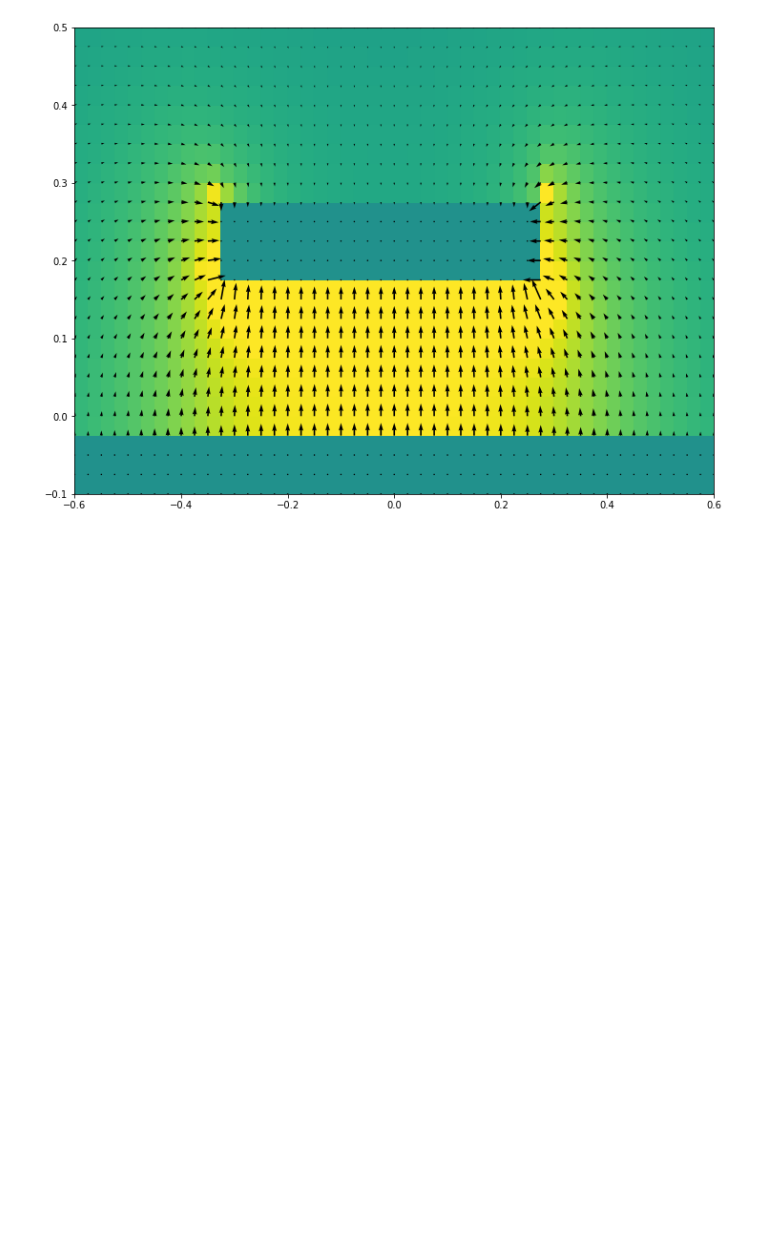
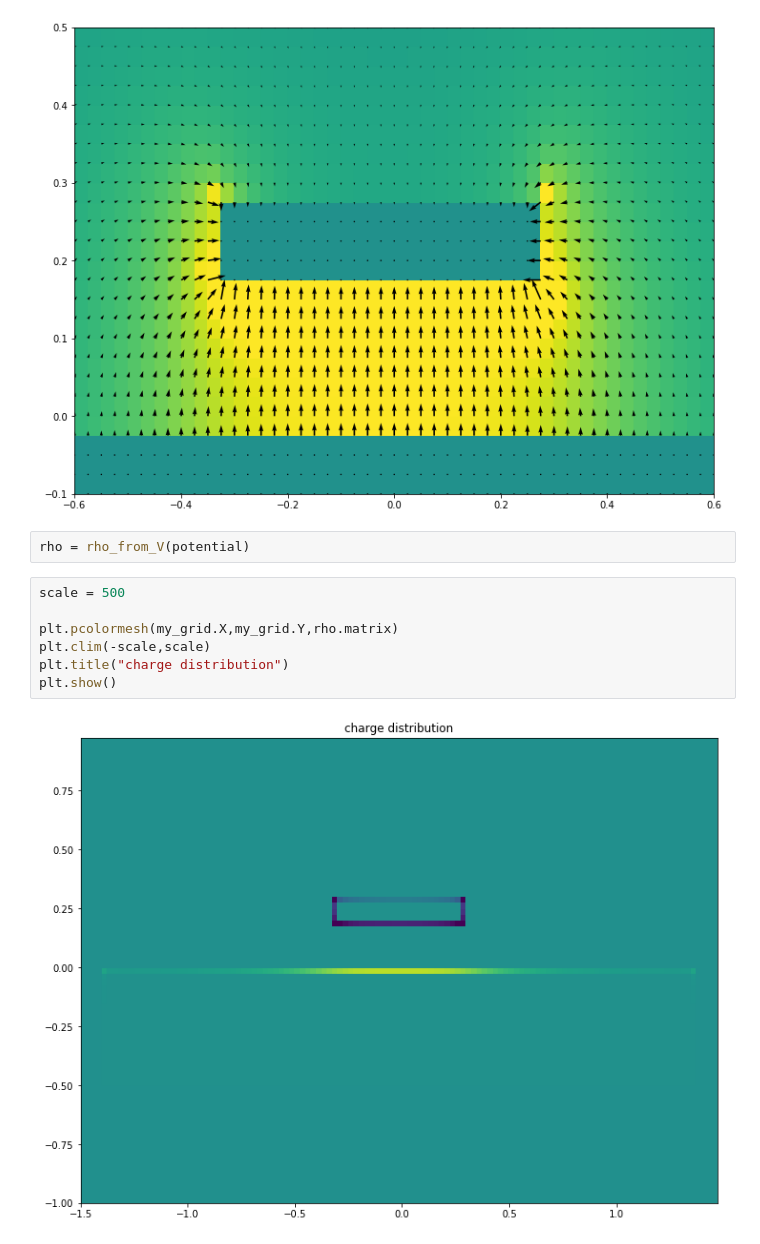
Before and after one commit to acidbourbon/lab_bench, a Jupyter notebook: workdir/jupyter/misc_mw/field_solver/laplace2D.ipynb, the cells around one changed output. Drawn from its saved outputs; the diff is of its cells as text; blank space fills up the shorter version.

Commit message:
can also solve for surface charge distribution

```diff
--- a/workdir/jupyter/misc_mw/field_solver/laplace2D.ipynb
+++ b/workdir/jupyter/misc_mw/field_solver/laplace2D.ipynb
@@ -78,3 +78,14 @@ plt.ylim(-0.1,0.5)
 plt.show()
 # %% [output]
 [figure]
+# %%
+rho = rho_from_V(potential)
+# %%
+scale = 500
+
+plt.pcolormesh(my_grid.X,my_grid.Y,rho.matrix)
+plt.clim(-scale,scale)
+plt.title("charge distribution")
+plt.show()
+# %% [output]
+[figure, added]
```
Also changed, not shown: 1 other file.
